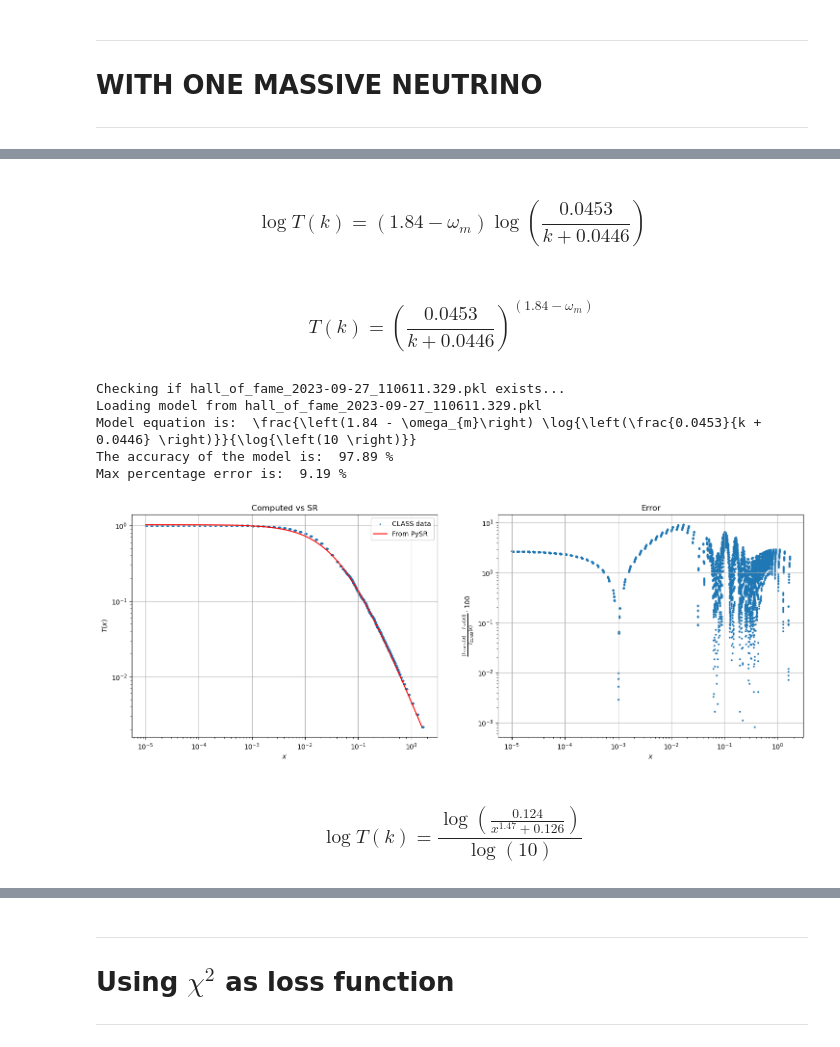
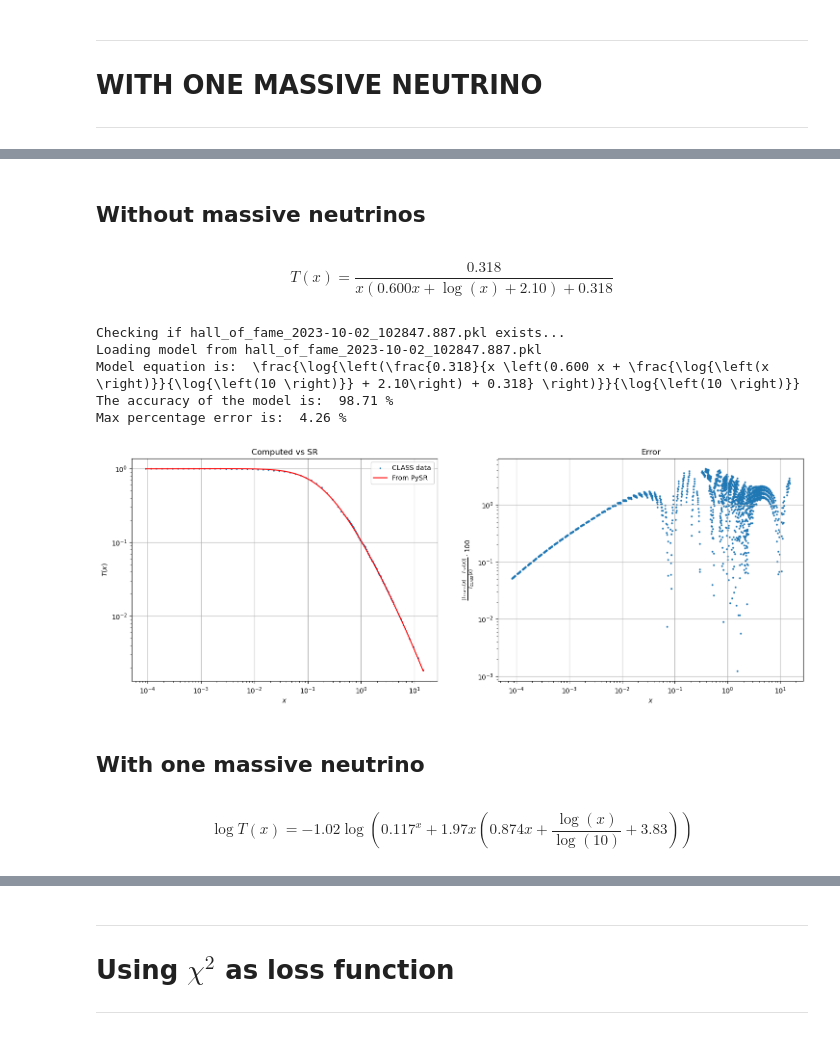
Before and after one commit to farocrown/Simreg, a Jupyter notebook: sr_tf_graphs.ipynb, the cells around one changed output, grey strips where cells are left out. Drawn from its saved outputs; the diff is of its cells as text; code cells hidden in the pictures.

```diff
--- a/sr_tf_graphs.ipynb
+++ b/sr_tf_graphs.ipynb
@@ -70,7 +70,7 @@ def branlog(x,T,alpha):
     T_1 = 10**(a.predict(x))
     print('Model equation is: ', a.latex())
     fig, axs = plt.subplots(1, 2, figsize=(18, 6))
-    axs[0].scatter(x,T, s=2, label='CLASS data')
+    axs[0].scatter(x[0:114],T[0:114], s=2, label='CLASS data')
     axs[0].plot(x[0:114], T_1[0:114], lw=1.5, label='From PySR', color='r')
     axs[0].set_xlabel(r'$x$')
     axs[0].set_ylabel(r'$T(x)$')
@@ -295,16 +222,18 @@ Max percentage error is:  59.08 %
 ----
-# %% [markdown]
-### $$ \log T(k) = \left(1.84 - \omega_{m}\right) \log{\left(\frac{0.0453}{k + 0.0446} \right)} $$
-# %% [markdown]
-### $$T(k) = \left(\frac{0.0453}{k + 0.0446} \right)^{\left(1.84 - \omega_{m}\right)}$$
-# %%
-bran2log(k2,y2,T2,'hall_of_fame_2023-09-27_110611.329.pkl')
-# %% [output]
-Checking if hall_of_fame_2023-09-27_110611.329.pkl exists...
-Loading model from hall_of_fame_2023-09-27_110611.329.pkl
-Model equation is:  \frac{\left(1.84 - \omega_{m}\right) \log{\left(\frac{0.0453}{k + 0.0446} \right)}}{\log{\left(10 \right)}}
-The accuracy of the model is:  97.89 %
-Max percentage error is:  9.19 %
-[figure, removed]
+# %% [markdown]
+## Without massive neutrinos
+# %% [markdown]
+$$T(x) = \frac{0.318}{x \left(0.600 x + \log{\left(x \right)} + 2.10\right) + 0.318} $$
+# %%
+branlog(x,T,'hall_of_fame_2023-10-02_102847.887.pkl')
+# %% [output]
+Checking if hall_of_fame_2023-10-02_102847.887.pkl exists...
+Loading model from hall_of_fame_2023-10-02_102847.887.pkl
+Model equation is:  \frac{\log{\left(\frac{0.318}{x \left(0.600 x + \frac{\log{\left(x \right)}}{\log{\left(10 \right)}} + 2.10\right) + 0.318} \right)}}{\log{\left(10 \right)}}
+The accuracy of the model is:  98.71 %
+Max percentage error is:  4.26 %
+[figure, added]
+# %% [markdown]
+## With one massive neutrino
 # %% [markdown]
-### $$ \log T(k) = \frac{\log{\left(\frac{0.124}{x^{1.47} + 0.126} \right)}}{\log{\left(10 \right)}} $$
+$$ \log T(x) = -1.02 \log{\left(0.117^{x} + 1.97 x \left(0.874 x + \frac{\log{\left(x \right)}}{\log{\left(10 \right)}} + 3.83\right) \right)} $$
```
Also changed, not shown: parts of 31 cells of this notebook.
